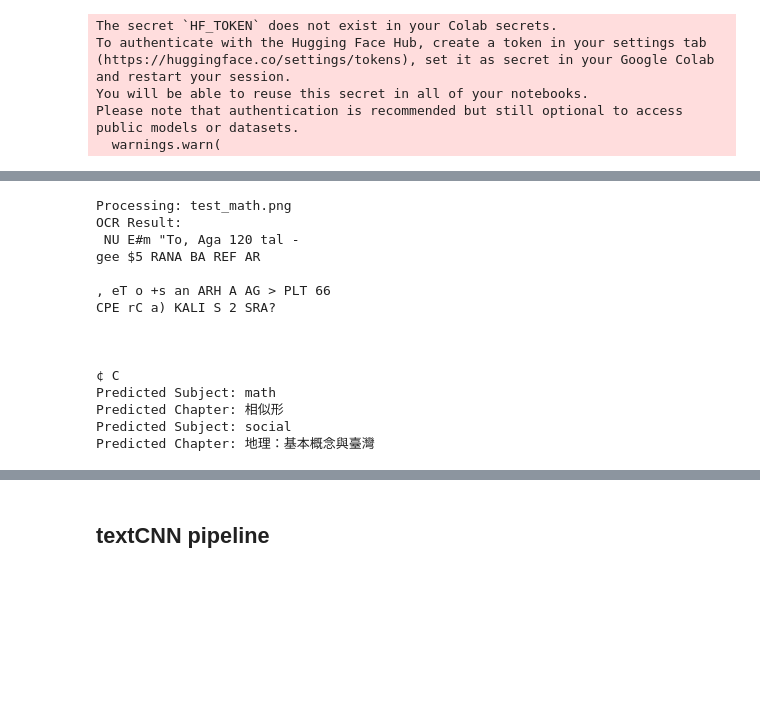
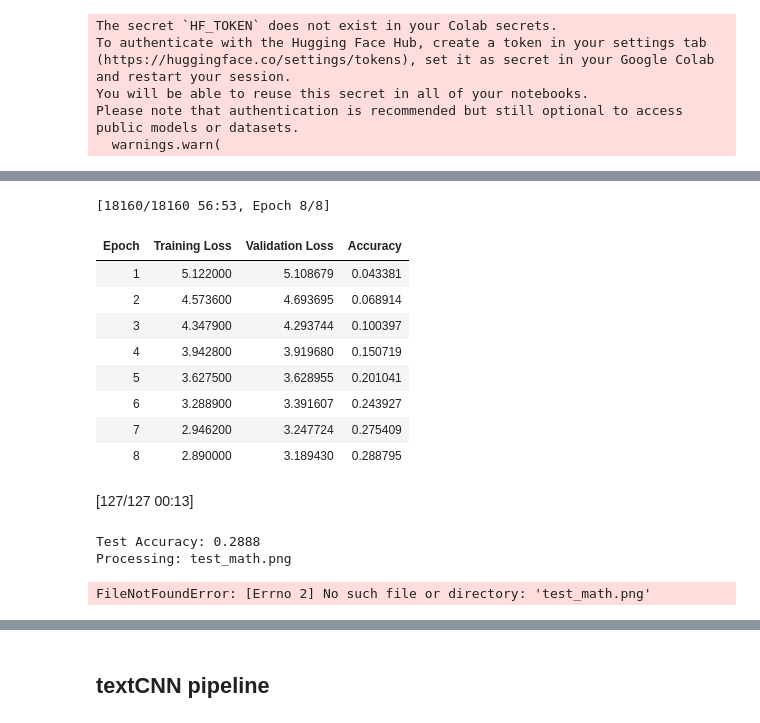
Before and after one commit to ckhsc17/DL_final, a Jupyter notebook: DL_final.ipynb, the cells around one changed output, grey strips where cells are left out. Saved outputs shown, nothing was run; the diff lists cells and outputs as text; code cells hidden in the pictures; blank space fills up the shorter version.

```diff
--- a/DL_final.ipynb
+++ b/DL_final.ipynb
@@ -133,3 +127,10 @@ df['label_str'] = df['subject'] + '::' + df['chapter_name_x']
 label2id = {lab: i for i, lab in enumerate(sorted(df['label_str'].unique()))}
 id2label = {i: lab for lab, i in label2id.items()}
 df['label'] = df['label_str'].map(label2id)
+# %%
+# 2. Label Encoding section name
+
+df['label_str'] = df['subject'] + '::' + df['chapter_name_x'] + '::' + df['section_name']
+label2id = {lab: i for i, lab in enumerate(sorted(df['label_str'].unique()))}
+id2label = {i: lab for lab, i in label2id.items()}  # ← 這一行加上
+df['label'] = df['label_str'].map(label2id)
@@ -236,19 +237,3 @@ Test Accuracy: 0.7636
-# %%
-# 7. Train and Evaluate
-def train():
-    trainer.train()
-    metrics = trainer.evaluate()
-    print(f"Test Accuracy: {metrics['eval_accuracy']:.4f}")
-
-# 8. Save Model and Label Mappings
-def save_model():
-    os.makedirs('./saved_model', exist_ok=True)
-    model.save_pretrained('./saved_model')
-    tokenizer.save_pretrained('./saved_model')
-    with open('./saved_model/label2id.json', 'w') as f:
-        json.dump(label2id, f)
-    with open('./saved_model/id2label.json', 'w') as f:
-        json.dump(id2label, f)
 # %%
 # 9. Inference Pipeline
 def ocr_to_text(image_path: str) -> str:
@@ -272,51 +257,50 @@ def load_classifier(model_dir: str = './saved_model'):
 def predict_text(text: str, tokenizer, model):
     inputs = tokenizer(text, padding='max_length', truncation=True, max_length=128, return_tensors='pt')
     with torch.no_grad():
         outputs = model(**inputs)
         logits = outputs.logits
         pred_id = logits.argmax(dim=-1).item()
     label = id2label[pred_id]
-    subject, chapter = label.split('::')
-    return subject, chapter
+    subject, chapter, section = label.split('::')
+    return subject, chapter, section
 
 
 def test_image(image_path: str):
     print("Processing:", image_path)
     text = ocr_to_text(image_path)
     print("OCR Result:\n", text)
     tokenizer, model = load_classifier()
-    subject, chapter_name = predict_text(text, tokenizer, model)
+    subject, chapter_name, section_name = predict_text(text, tokenizer, model)
     print(f"Predicted Subject: {subject}\nPredicted Chapter: {chapter_name}")
 
 def test_text(text):
     tokenizer, model = load_classifier()
-    subject, chapter_name = predict_text(text, tokenizer, model)
+    subject, chapter_name, section_name = predict_text(text, tokenizer, model)
     print(f"Predicted Subject: {subject}\nPredicted Chapter: {chapter_name}")
 
 # Usage examples
 if __name__ == '__main__':
     # 1. Train and save
-    #train()
-    #save_model()
+    train()
+    save_model()
 
     # 2. Test with an example image
     test_image('test_math.png')
 
     test = "根據經濟部水利署的統計，截至2019年底，臺灣40座主要水庫中，淤積率超過30%的共有15座，例如霧社水庫淤積率達74.8%、烏山頭水庫達49.2%。顯示臺灣水庫淤積程度嚴重，影響水庫蓄水功能。下列何項策略最能有效改善上述現象"
     test_text(test)
 # %% [output]
-Processing: test_math.png
-OCR Result:
- NU E#m "To, Aga 120 tal -
-gee $5 RANA BA REF AR
-
-, eT o +s an ARH A AG > PLT 66
-CPE rC a) KALI S 2 SRA?
-
-
-
-¢ C
-Predicted Subject: math
-Predicted Chapter: 相似形
-Predicted Subject: social
-Predicted Chapter: 地理：基本概念與臺灣
+[18160/18160 56:53, Epoch 8/8]
+| Epoch | Training Loss | Validation Loss | Accuracy |
+| 1 | 5.122000 | 5.108679 | 0.043381 |
+| 2 | 4.573600 | 4.693695 | 0.068914 |
+| 3 | 4.347900 | 4.293744 | 0.100397 |
+| 4 | 3.942800 | 3.919680 | 0.150719 |
+| 5 | 3.627500 | 3.628955 | 0.201041 |
+| 6 | 3.288900 | 3.391607 | 0.243927 |
+| 7 | 2.946200 | 3.247724 | 0.275409 |
+| 8 | 2.890000 | 3.189430 | 0.288795 |
+[127/127 00:13]
+Test Accuracy: 0.2888
+Processing: test_math.png
+FileNotFoundError: [Errno 2] No such file or directory: 'test_math.png'
```
Also changed, not shown: parts of 15 cells of this notebook.
